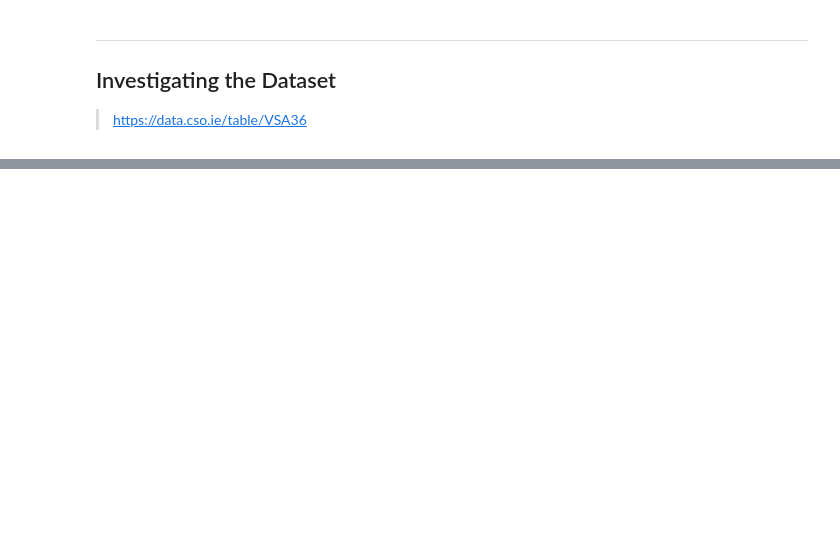
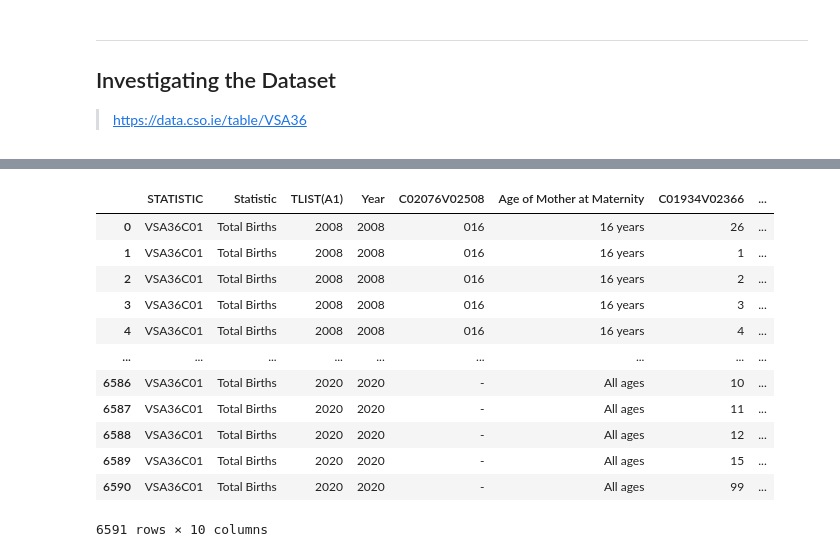
Before and after one commit to VCurry20/PDARandomData, a Jupyter notebook: Data Analysis Project.ipynb, the cells around one changed output, grey strips where cells are left out. Drawn from its saved outputs; the diff is of its cells as text; code cells hidden in the pictures; blank space fills up the shorter version.

```diff
--- a/Data Analysis Project.ipynb
+++ b/Data Analysis Project.ipynb
@@ -615,0 +672,18 @@ df
+# %%
+df = df.loc[0:6590, :]  # We now have a dataframe of total births only #[2]
+# %%
+df
+# %% [output]
+|  | STATISTIC | Statistic | TLIST(A1) | Year | C02076V02508 | Age of Mother at Maternity | C01934V02366 | ... |
+| 0 | VSA36C01 | Total Births | 2008 | 2008 | 016 | 16 years | 26 | ... |
+| 1 | VSA36C01 | Total Births | 2008 | 2008 | 016 | 16 years | 1 | ... |
+| 2 | VSA36C01 | Total Births | 2008 | 2008 | 016 | 16 years | 2 | ... |
+| 3 | VSA36C01 | Total Births | 2008 | 2008 | 016 | 16 years | 3 | ... |
+| 4 | VSA36C01 | Total Births | 2008 | 2008 | 016 | 16 years | 4 | ... |
+| ... | ... | ... | ... | ... | ... | ... | ... | ... |
+| 6586 | VSA36C01 | Total Births | 2020 | 2020 | - | All ages | 10 | ... |
+| 6587 | VSA36C01 | Total Births | 2020 | 2020 | - | All ages | 11 | ... |
+| 6588 | VSA36C01 | Total Births | 2020 | 2020 | - | All ages | 12 | ... |
+| 6589 | VSA36C01 | Total Births | 2020 | 2020 | - | All ages | 15 | ... |
+| 6590 | VSA36C01 | Total Births | 2020 | 2020 | - | All ages | 99 | ... |
+6591 rows × 10 columns
```
Also changed, not shown: parts of 5 cells of this notebook, 3 other files.
